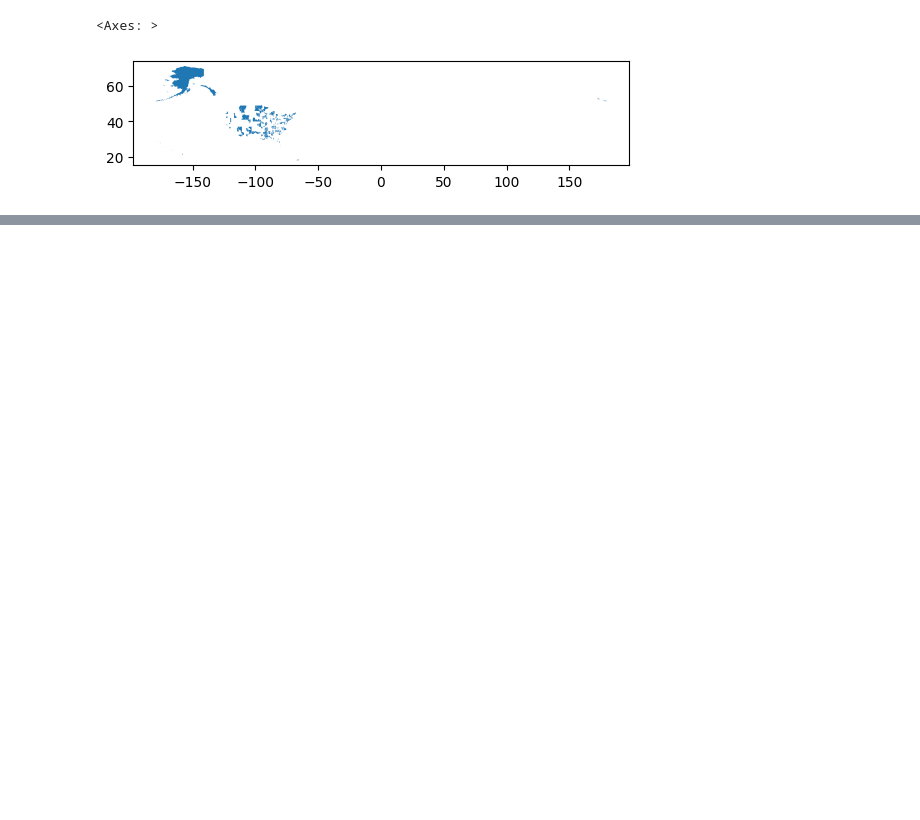
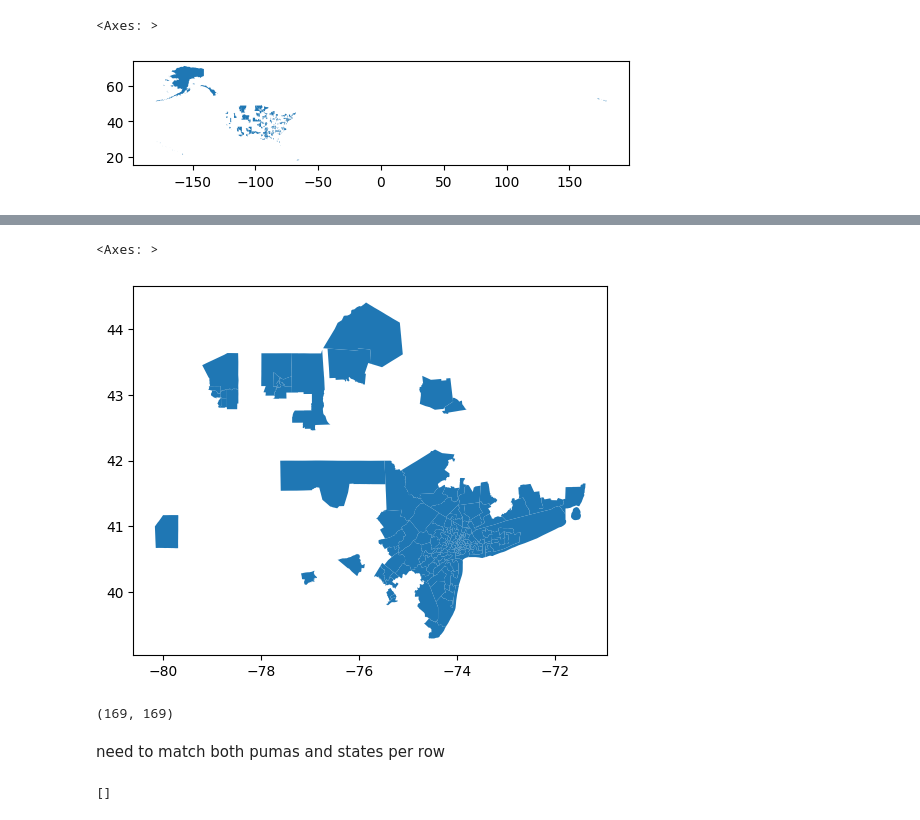
Before and after one commit to jaanli/exploring_american_community_survey_data, a Jupyter notebook: notebooks/link_public_use_microdata_areas_over_decades.ipynb, the cells around one changed output, grey strips where cells are left out. Drawn from its saved outputs; the diff is of its cells as text; code cells hidden in the pictures; blank space fills up the shorter version.

```diff
--- a/notebooks/link_public_use_microdata_areas_over_decades.ipynb
+++ b/notebooks/link_public_use_microdata_areas_over_decades.ipynb
@@ -234,0 +262,13 @@ gdf[gdf['PUMACE20'].isin(nyc_cbsa_pumas)].plot()
+# %%
+gdf_matched = gdf[gdf['STATEFP20'].isin(states) & gdf['PUMACE20'].isin(pumas)]
+# %%
+gdf_matched.plot()
+# %% [output]
+<Axes: >
+[figure, added]
+# %%
+len(states), len(pumas)
+# %% [output]
+(169, 169)
+# %% [markdown]
+need to match both pumas and states per row
@@ -234,0 +294,4 @@ gdf[gdf['PUMACE20'].isin(nyc_cbsa_pumas)].plot()
+# %%
+not_matched
+# %% [output]
+[]
```
Also changed, not shown: parts of 43 cells of this notebook, 6 other files.
